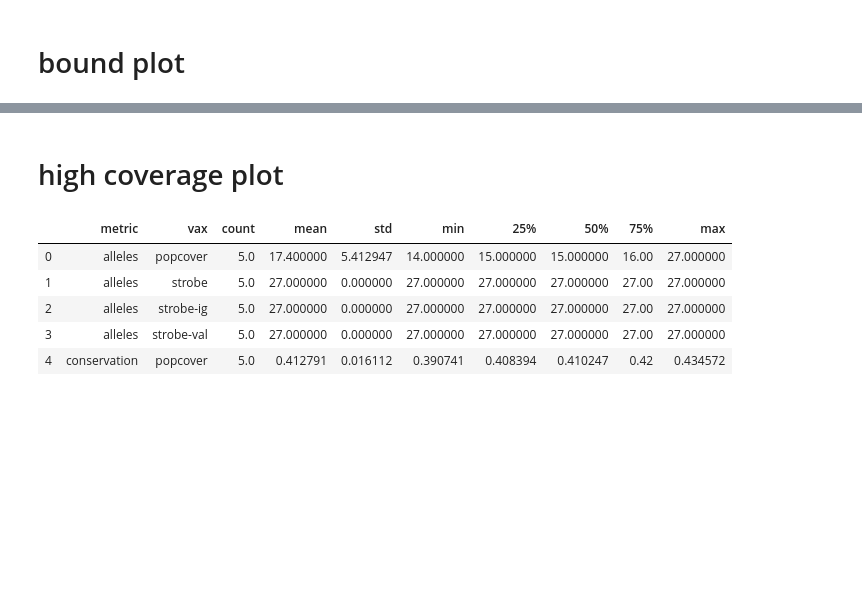
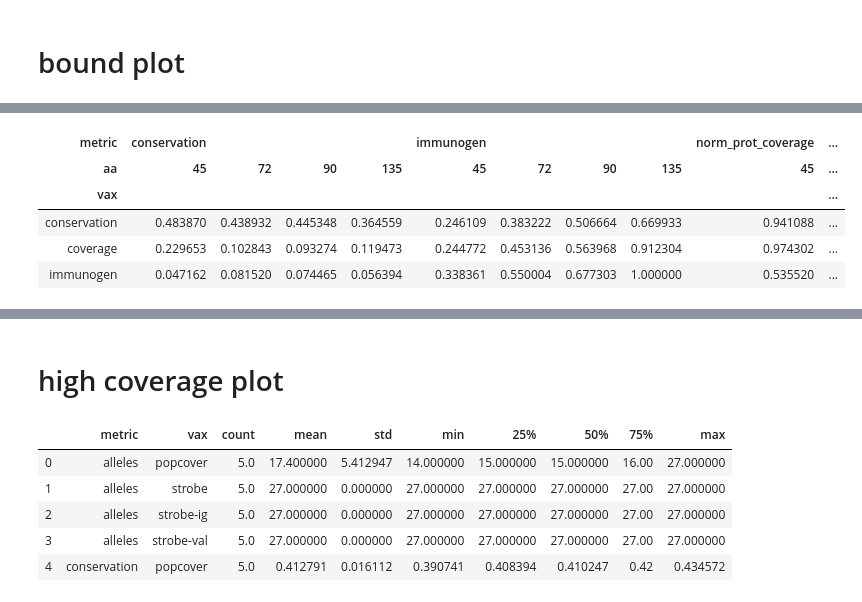
Before and after one commit to SchubertLab/GeneralizedEvDesign, a Jupyter notebook: plots.ipynb, the cells around one changed output, grey strips where cells are left out. Cells and saved outputs as stored; diff of their text form; code cells hidden in the pictures; blank space fills up the shorter version.

```diff
--- a/plots.ipynb
+++ b/plots.ipynb
@@ -53,0 +47,12 @@ df.T.plot.bar()
+# %%
+piv = df[
+    df.metric.isin(['conservation', 'immunogen', 'norm_prot_coverage'])
+].pivot_table('mean', 'vax', ['metric', 'aa'])
+piv
+# %% [output]
+| metric | conservation |  |  |  | immunogen |  |  |  | norm_prot_coverage | ... |
+| aa | 45 | 72 | 90 | 135 | 45 | 72 | 90 | 135 | 45 | ... |
+| vax |  |  |  |  |  |  |  |  |  | ... |
+| conservation | 0.483870 | 0.438932 | 0.445348 | 0.364559 | 0.246109 | 0.383222 | 0.506664 | 0.669933 | 0.941088 | ... |
+| coverage | 0.229653 | 0.102843 | 0.093274 | 0.119473 | 0.244772 | 0.453136 | 0.563968 | 0.912304 | 0.974302 | ... |
+| immunogen | 0.047162 | 0.081520 | 0.074465 | 0.056394 | 0.338361 | 0.550004 | 0.677303 | 1.000000 | 0.535520 | ... |
```
Also changed, not shown: parts of 12 cells of this notebook.
